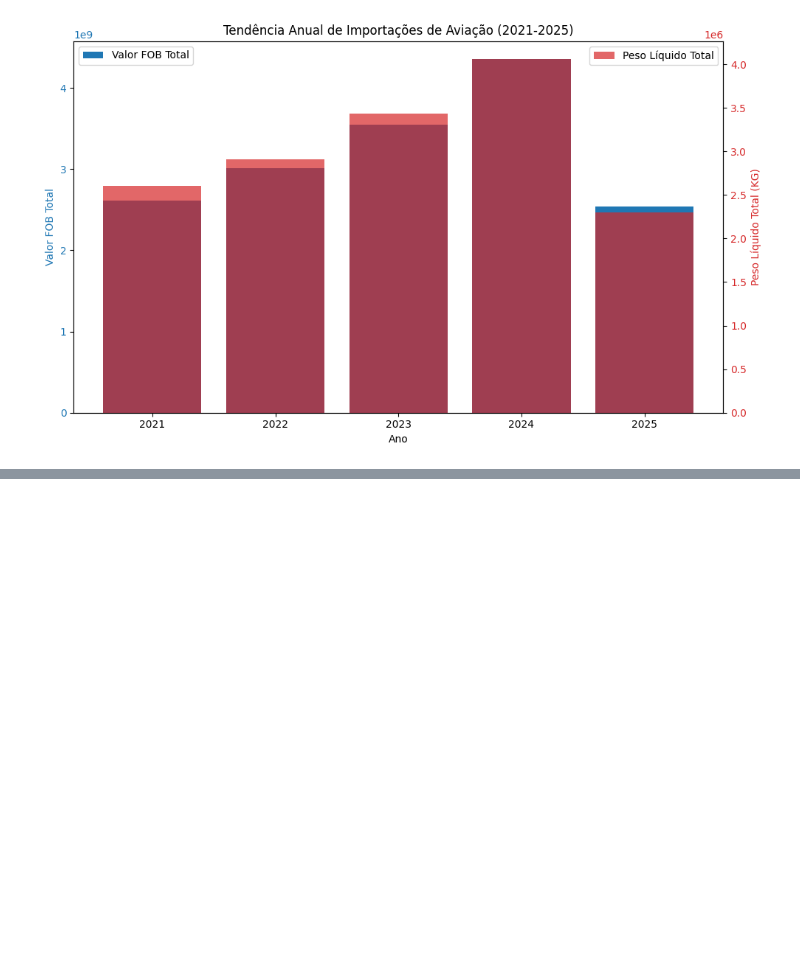
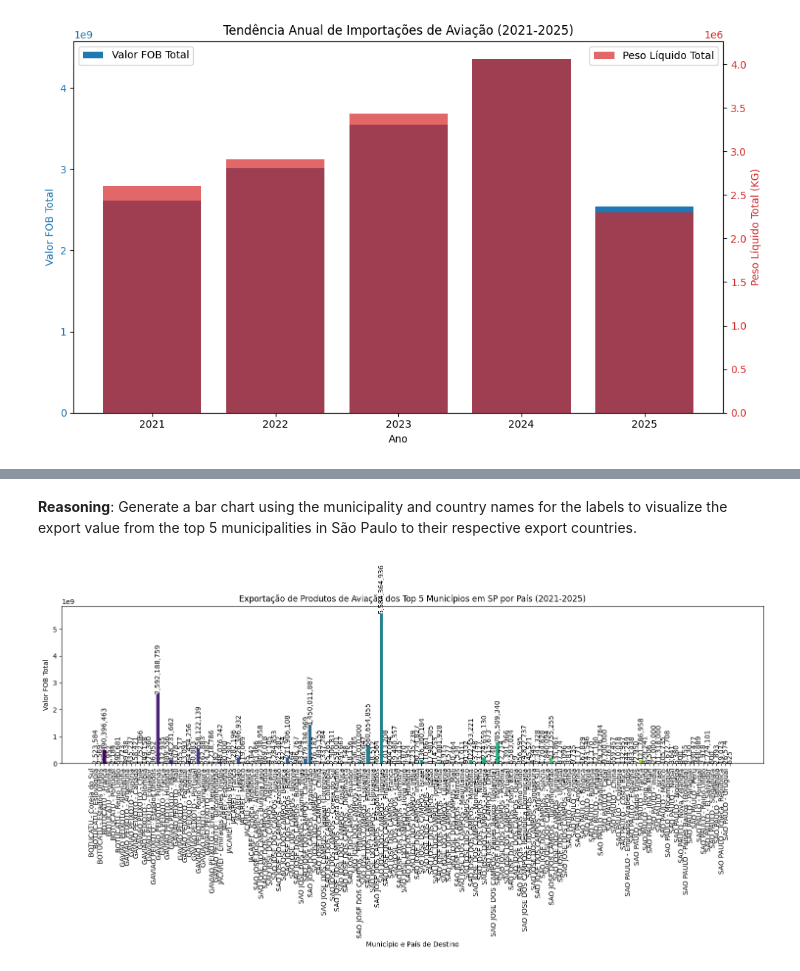
Before and after one commit to Angelasilva15/inform-tica, a Jupyter notebook: API1.ipynb, the cells around one changed output, grey strips where cells are left out. Cells and saved outputs as stored; diff of their text form; code cells hidden in the pictures; blank space fills up the shorter version.

```diff
--- a/API1.ipynb
+++ b/API1.ipynb
@@ -361,0 +2945,4 @@ plt.show()
+# %%
+top_5_mun_codes_sp = df_top_5_municipalities_sp['CO_MUN'].tolist()
+df_top_mun_country_exports_sp = df_mun_country_exports_sp[df_mun_country_exports_sp['CO_MUN'].isin(top_5_mun_codes_sp)].copy()
+display(df_top_mun_country_exports_sp.head())
@@ -361,0 +2964,10 @@ plt.show()
+# %%
+df_top_mun_country_exports_sp['CO_MUN'] = df_top_mun_country_exports_sp['CO_MUN'].str.replace('"', '').astype(int)
+df_top_mun_country_exports_sp['CO_PAIS'] = df_top_mun_country_exports_sp['CO_PAIS'].str.replace('"', '').astype(int)
+
+df_top_mun_country_names_sp = pd.merge(df_top_mun_country_exports_sp, df_mun[['CO_MUN_GEO', 'NO_MUN']], left_on='CO_MUN', right_on='CO_MUN_GEO', how='left')
+df_top_mun_country_names_sp = pd.merge(df_top_mun_country_names_sp, df_pais[['CO_PAIS', 'NO_PAIS']], on='CO_PAIS', how='left')
+
+df_top_mun_country_names_sp.drop(columns=['CO_MUN_GEO'], inplace=True)
+
+display(df_top_mun_country_names_sp.head())
@@ -361,0 +2984,3 @@ plt.show()
+# %%
+df_top_mun_country_names_sp['Municipality - Country'] = df_top_mun_country_names_sp['NO_MUN'] + ' - ' + df_top_mun_country_names_sp['NO_PAIS']
+display(df_top_mun_country_names_sp.head())
@@ -361,0 +2994,33 @@ plt.show()
+# %% [markdown]
+**Reasoning**:
+Generate a bar chart using the municipality and country names for the labels to visualize the export value from the top 5 municipalities in São Paulo to their respective export countries.
+# %%
+import matplotlib.pyplot as plt
+import numpy as np
+
+# Create a figure and axes for the plot
+fig, ax = plt.subplots(figsize=(15, 8))
+
+# Create a bar chart using combined municipality and country names
+bars = ax.bar(df_top_mun_country_names_sp['Municipality - Country'], df_top_mun_country_names_sp['VL_FOB'], color=plt.cm.viridis(np.linspace(0, 1, len(df_top_mun_country_names_sp))))
+
+# Set labels and title
+ax.set_xlabel('Município e País de Destino')
+ax.set_ylabel('Valor FOB Total')
+ax.set_title('Exportação de Produtos de Aviação dos Top 5 Municípios em SP por País (2021-2025)')
+
+# Rotate x-axis labels
+plt.xticks(rotation=90, ha='right')
+
+# Add text labels on top of each bar
+for bar in bars:
+    yval = bar.get_height()
+    plt.text(bar.get_x() + bar.get_width()/2, yval, f'{yval:,.0f}', ha='center', va='bottom', rotation=90)
+
+# Adjust layout
+fig.tight_layout()
+
+# Display the plot
+plt.show()
+# %% [output]
+[figure, added]
```
Also changed, not shown: parts of 68 cells of this notebook.
